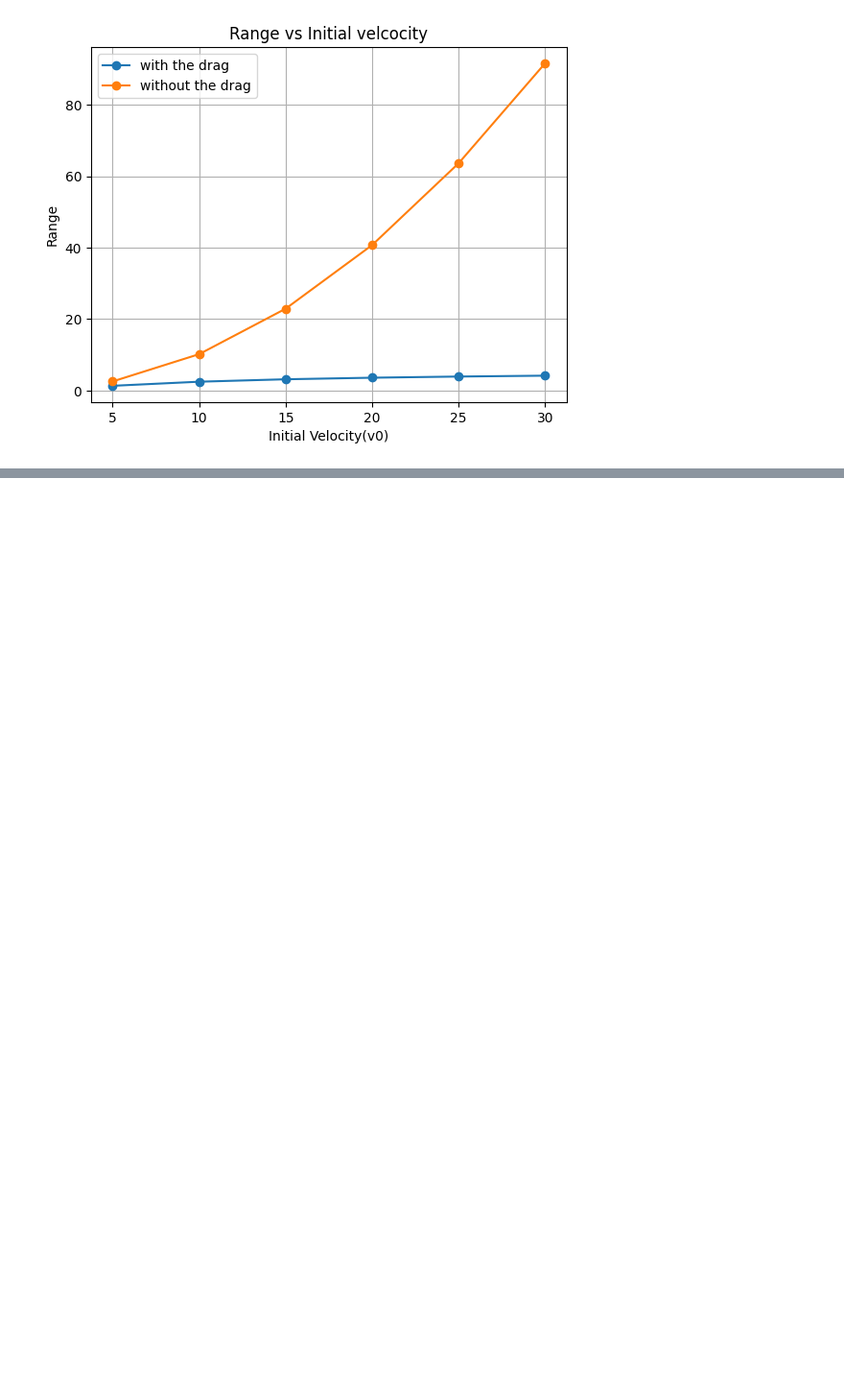
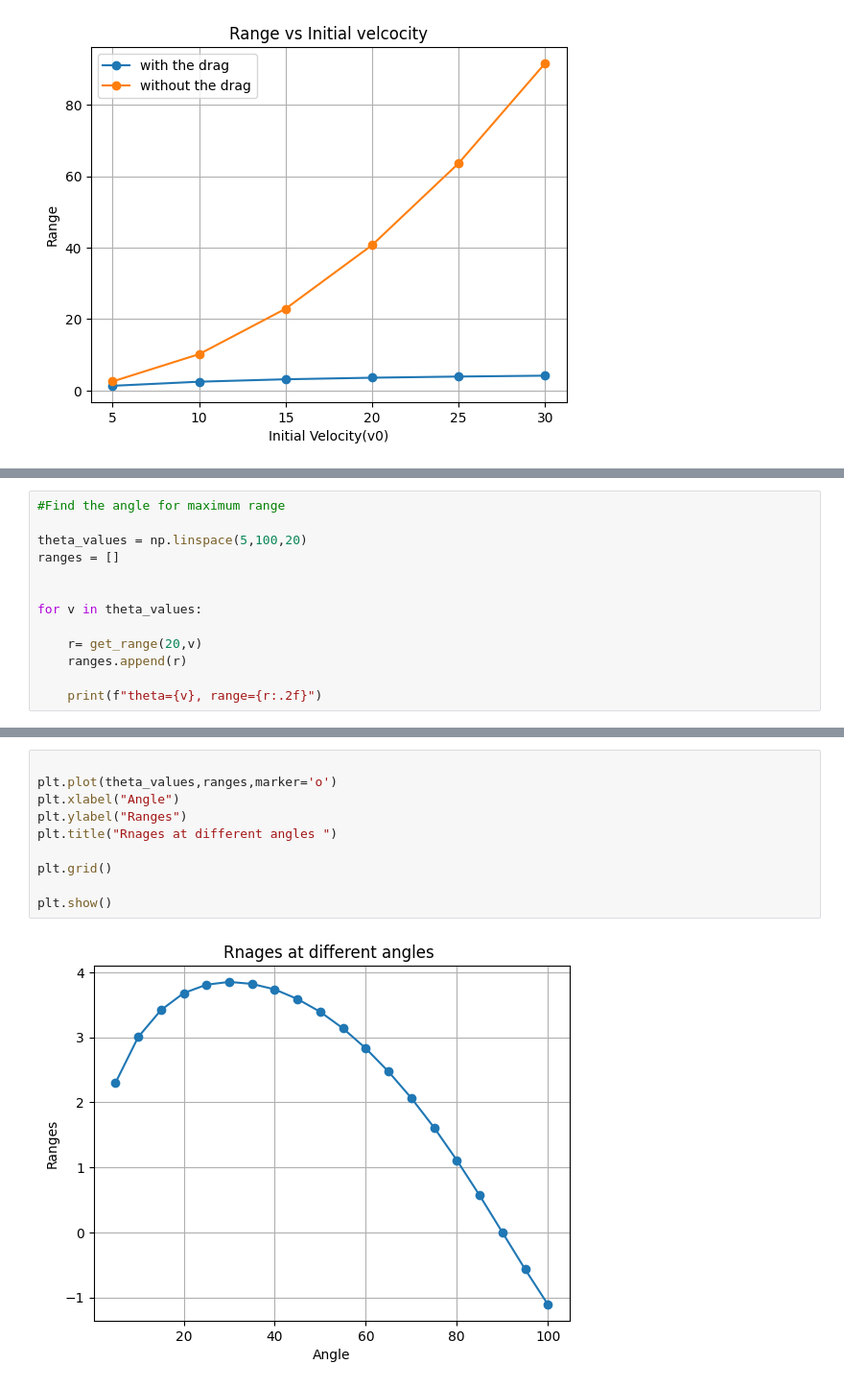
Before and after one commit to deepak-simulations/projectile-simulation-, a Jupyter notebook: air_resistance.ipynb, the cells around one changed output, grey strips where cells are left out. Shown at 96% size. Cells and saved outputs as stored; diff of their text form; blank space fills up the shorter version.

```diff
--- a/air_resistance.ipynb
+++ b/air_resistance.ipynb
@@ -144,0 +149,13 @@ plt.show()
+# %%
+#Find the angle for maximum range
+
+theta_values = np.linspace(5,100,20)
+ranges = []
+
+
+for v in theta_values:
+
+    r= get_range(20,v)
+    ranges.append(r)
+
+    print(f"theta={v}, range={r:.2f}")
@@ -144,0 +183,12 @@ plt.show()
+# %%
+
+plt.plot(theta_values,ranges,marker='o')
+plt.xlabel("Angle")
+plt.ylabel("Ranges")
+plt.title("Rnages at different angles ")
+
+plt.grid()
+
+plt.show()
+# %% [output]
+[figure, added]
```
Also changed, not shown: parts of 5 cells of this notebook.
